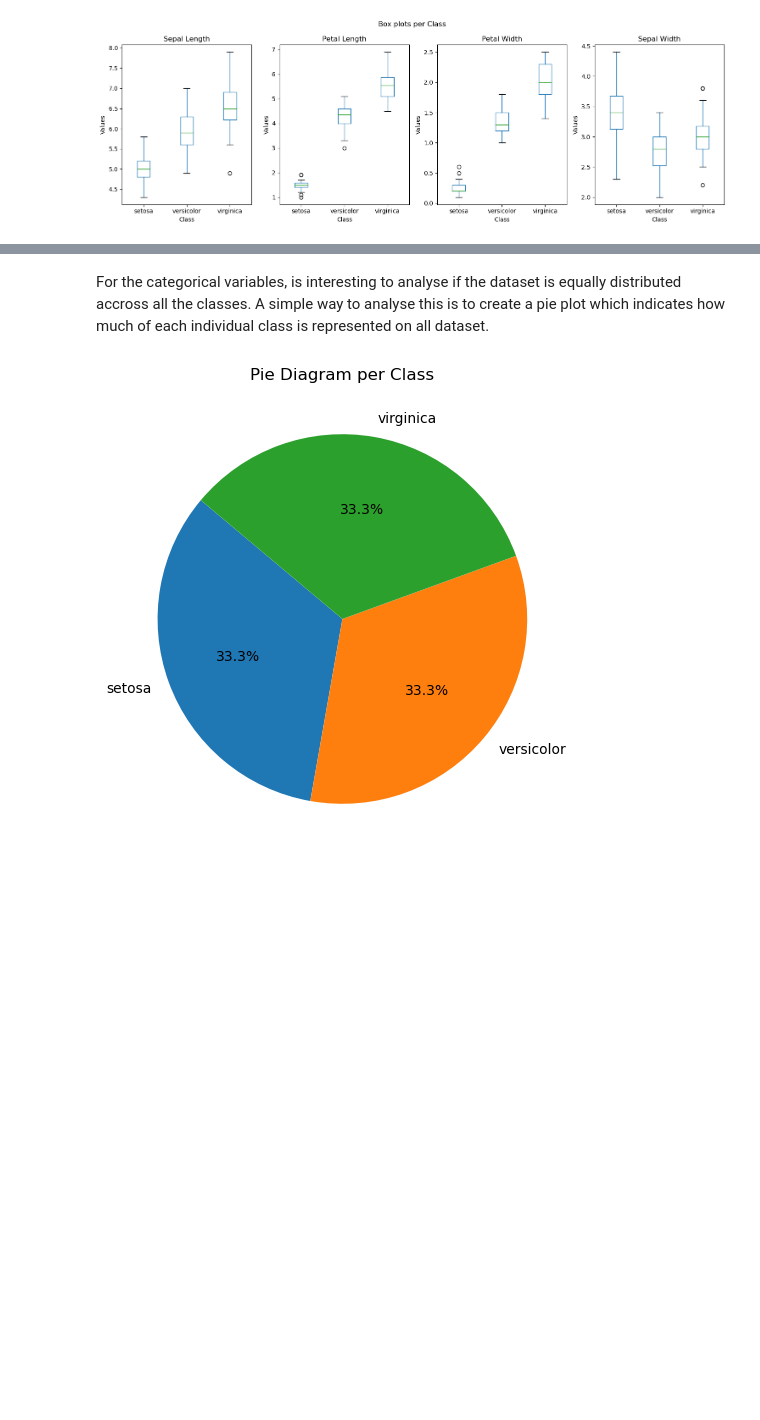
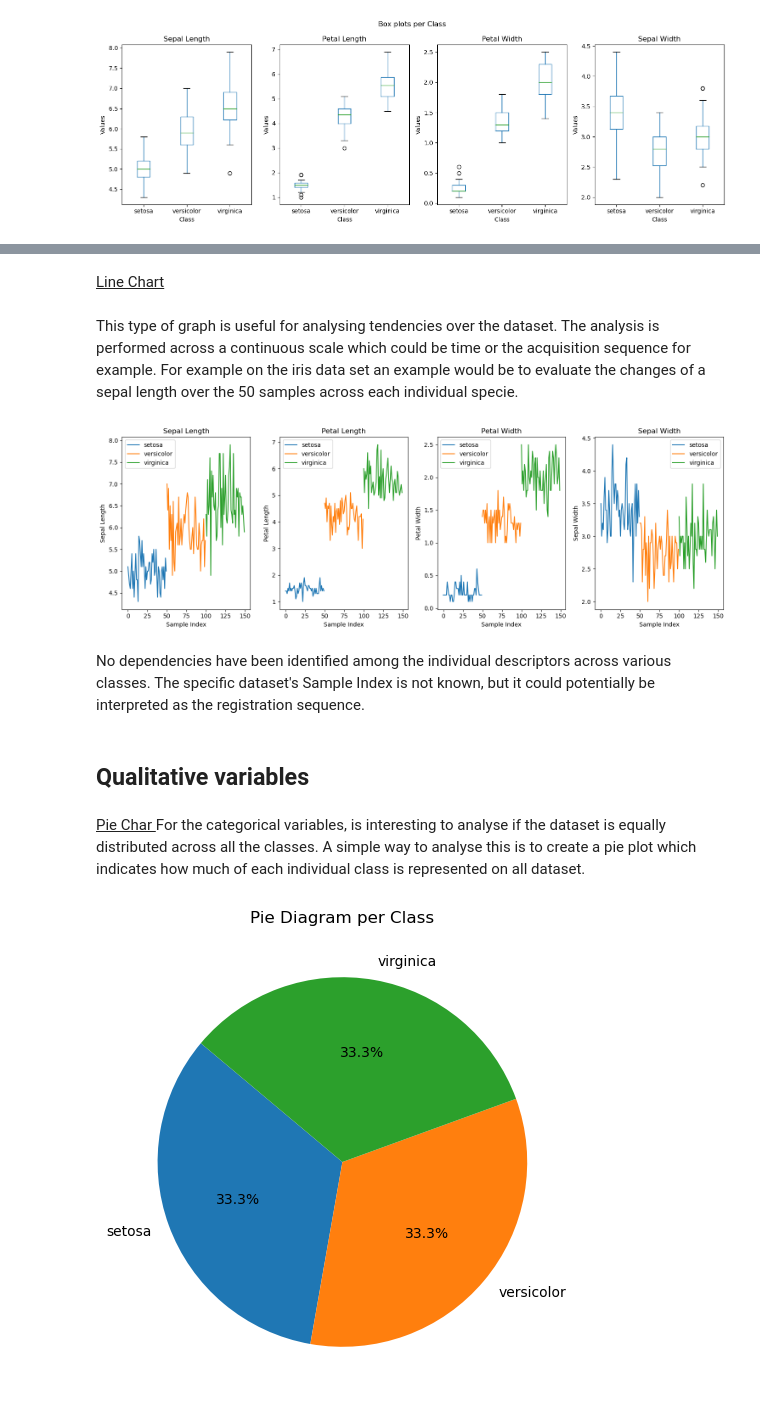
Before and after one commit to andreiandrade7/DataAnalysis-fundamentals, a Jupyter notebook: project.ipynb, the cells around one changed output, grey strips where cells are left out. Cells and saved outputs as stored; diff of their text form; code cells hidden in the pictures; blank space fills up the shorter version.

```diff
--- a/project.ipynb
+++ b/project.ipynb
@@ -248,5 +253,38 @@ plt.show()
+# %% [markdown]
+<u> Line Chart </u>
+# %% [markdown]
+This type of graph is useful for analysing tendencies over the dataset. The analysis is performed across a continuous scale which could be time or the acquisition sequence for example. For example on the iris data set an example would be to evaluate the changes of a sepal length  over the 50 samples across  each individual specie.
+# %%
+
+
+fig, axs = plt.subplots(1, 4, figsize=(15, 5))
+
+variables = ['sepal_length', 'petal_length', 'petal_width', 'sepal_width']
+titles = ['Sepal Length', 'Petal Length', 'Petal Width', 'Sepal Width']
+classes = ['setosa', 'versicolor', 'virginica']
+
+for i, var in enumerate(variables):
+    for cls in classes:
+        axs[i].plot(df[df['class'] == cls][var], label=cls)
+
+    axs[i].set_title(titles[i])
+    axs[i].set_xlabel('Sample Index')
+    axs[i].set_ylabel(titles[i])
+    axs[i].legend()
+
+plt.tight_layout()
+plt.show()
+# %% [output]
+[figure, added]
+# %% [markdown]
+No dependencies have been identified among the individual descriptors across various classes. The specific dataset's Sample Index is not known, but it could potentially be interpreted as the registration sequence.
+# %% [markdown]
+
+## __Qualitative variables__
 # %% [markdown]
-For the categorical variables, is interesting to analyse if the dataset is equally distributed accross all the classes. A simple way to analyse this is to create a pie plot which indicates how much of each individual class is represented on all dataset.
+
+<u> Pie Char </u>
+For the categorical variables, is interesting to analyse if the dataset is equally distributed across  all the classes. A simple way to analyse this is to create a pie plot which indicates how much of each individual class is represented on all dataset.
 # %%
 # count the number of classes
 class_counts = df['class'].value_counts()
```
Also changed, not shown: parts of 26 cells of this notebook, 1 other file.
